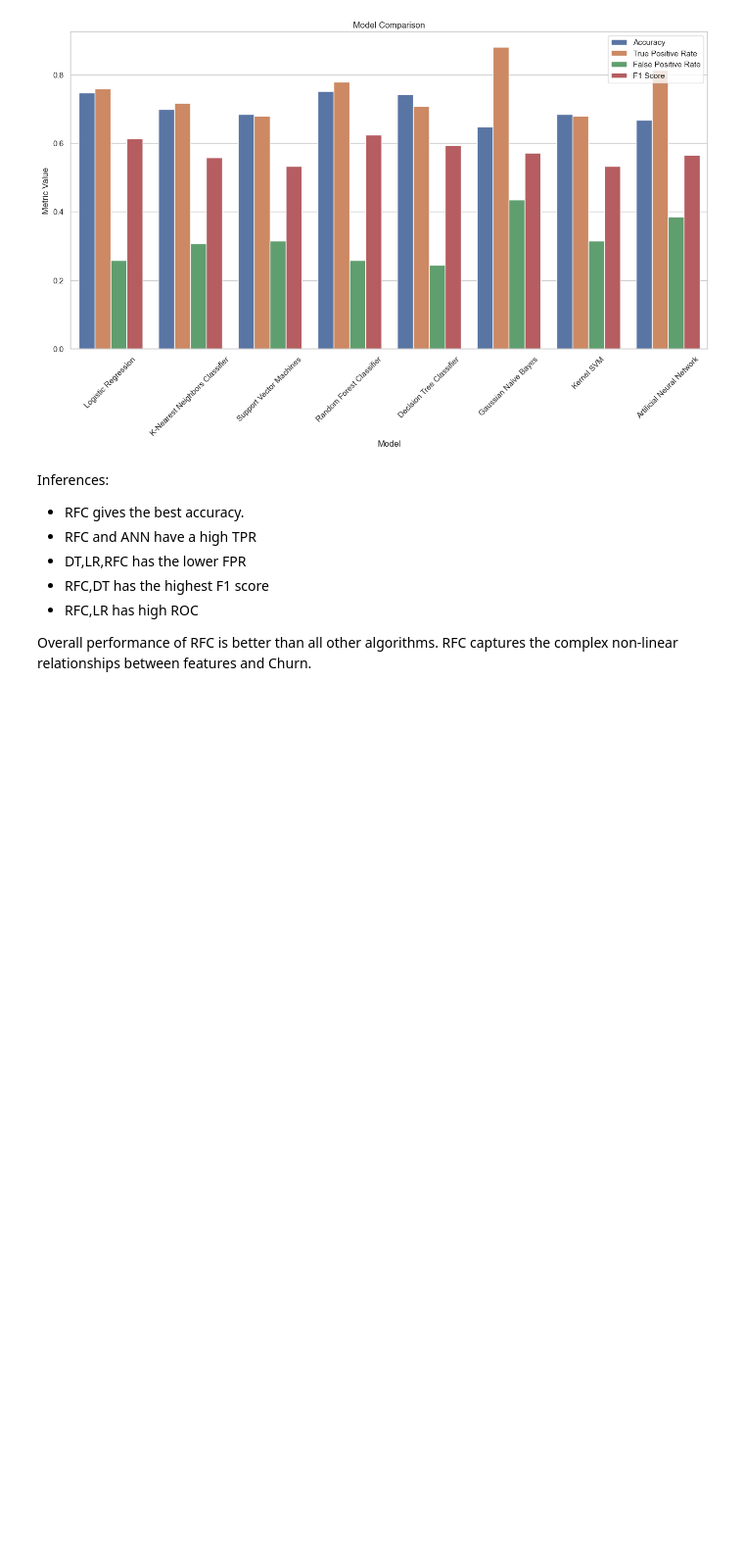
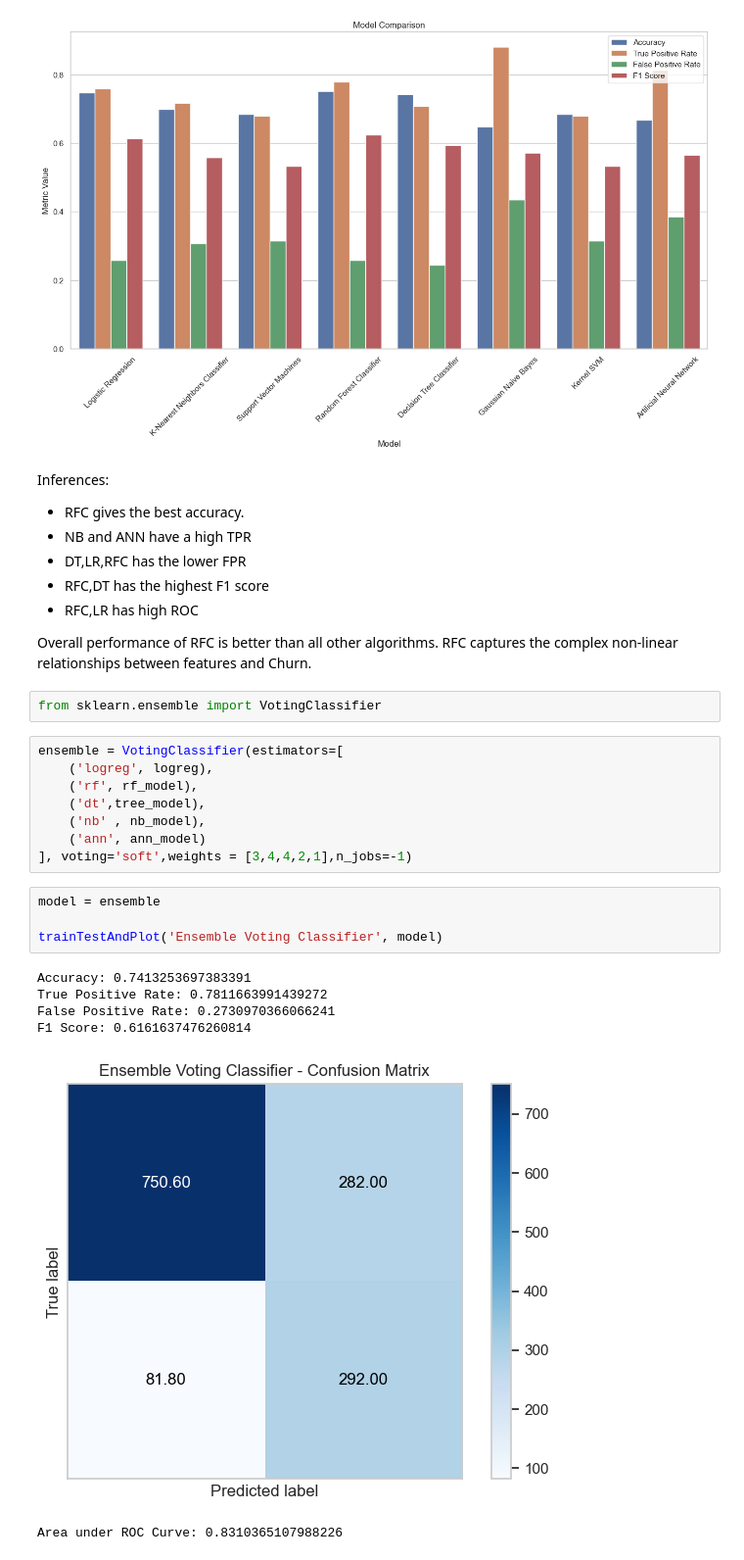
Before and after one commit to BhargavaKakkera/Customer_Churn_Prediction, a Jupyter notebook: src/notebook/CustomerChurnPrediction.ipynb, the cells around one changed output. Shown at 98% size. Cells and saved outputs as stored; diff of their text form; blank space fills up the shorter version.

```diff
--- a/src/notebook/CustomerChurnPrediction.ipynb
+++ b/src/notebook/CustomerChurnPrediction.ipynb
@@ -1019,9 +1018,30 @@ Inferences:
 
 
 *   RFC gives the best accuracy.
-*   RFC and ANN have a high TPR
+*   NB and ANN have a high TPR
 *   DT,LR,RFC has the lower FPR
 *   RFC,DT has the highest F1 score
 *   RFC,LR has high ROC
 
 Overall performance of RFC is better than all other algorithms. RFC captures the  complex non-linear relationships between features and Churn.
+# %%
+from sklearn.ensemble import VotingClassifier
+# %%
+ensemble = VotingClassifier(estimators=[
+    ('logreg', logreg),
+    ('rf', rf_model),
+    ('dt',tree_model),
+    ('nb' , nb_model),
+    ('ann', ann_model)
+], voting='soft',weights = [3,4,4,2,1],n_jobs=-1)
+# %%
+model = ensemble
+
+trainTestAndPlot('Ensemble Voting Classifier', model)
+# %% [output]
+Accuracy: 0.7413253697383391
+True Positive Rate: 0.7811663991439272
+False Positive Rate: 0.2730970366066241
+F1 Score: 0.6161637476260814
+[figure, added]
+Area under ROC Curve: 0.8310365107988226
```
Also changed, not shown: parts of 2 cells of this notebook.
